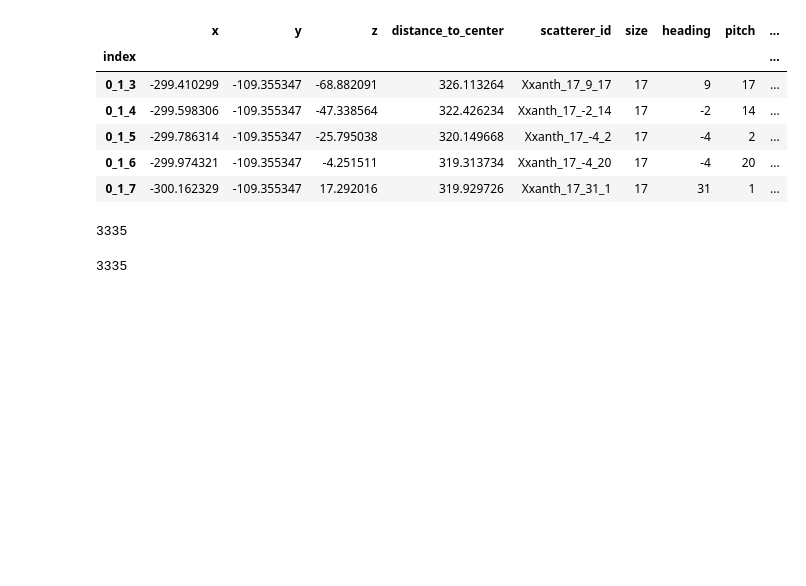
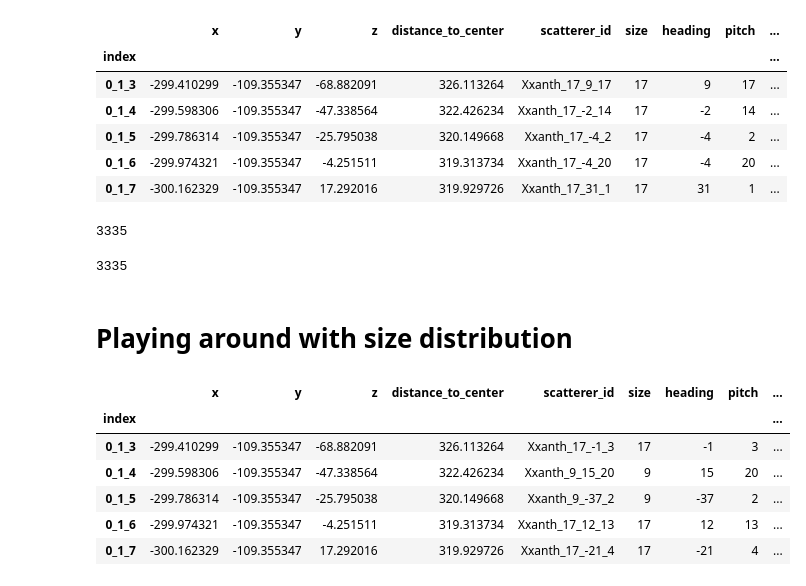
Before and after one commit to TommyMatthews/WIPL-python-analysis, a Jupyter notebook: Complex_Multi_Body/coordinate_generator.ipynb, the cells around one changed output. Saved outputs shown, nothing was run; the diff lists cells and outputs as text; code cells hidden in the pictures; blank space fills up the shorter version.

```diff
--- a/Complex_Multi_Body/coordinate_generator.ipynb
+++ b/Complex_Multi_Body/coordinate_generator.ipynb
@@ -272,3 +272,44 @@ df.index.nunique()
 len(df)
 # %% [output]
 3335
+# %% [markdown]
+# Playing around with size distribution
+# %%
+string_list = []
+size_list = []
+heading_list = []
+pitch_list = []
+
+name = 'Xxanth' # for Xestia xanthographa
+name_list = [name] * len(df)
+
+size_options = [9,17]
+size_probabilities = [0.7, 0.3]
+
+for _ in range(len(df)):
+
+    size = np.random.choice(size_options, p=size_probabilities)
+
+    heading = int(np.random.normal(mean_heading, heading_spread))
+
+    #heading = heading_sample if heading_sample>0 else 360 + heading_sample  # Ensure heading is positive
+    pitch = int(np.random.choice(pitch_probability_df['pitch'], p=pitch_probability_df['p(x)']))
+    string_list.append(f"{name}_{size}_{heading}_{pitch}")
+    size_list.append(size)
+    heading_list.append(heading)
+    pitch_list.append(pitch)
+
+df['scatterer_id'] = string_list
+df['size'] = size_list
+df['heading'] = heading_list
+df['pitch'] = pitch_list
+# %%
+df.head()
+# %% [output]
+|  | x | y | z | distance_to_center | scatterer_id | size | heading | pitch | ... |
+| index |  |  |  |  |  |  |  |  | ... |
+| 0_1_3 | -299.410299 | -109.355347 | -68.882091 | 326.113264 | Xxanth_17_-1_3 | 17 | -1 | 3 | ... |
+| 0_1_4 | -299.598306 | -109.355347 | -47.338564 | 322.426234 | Xxanth_9_15_20 | 9 | 15 | 20 | ... |
+| 0_1_5 | -299.786314 | -109.355347 | -25.795038 | 320.149668 | Xxanth_9_-37_2 | 9 | -37 | 2 | ... |
+| 0_1_6 | -299.974321 | -109.355347 | -4.251511 | 319.313734 | Xxanth_17_12_13 | 17 | 12 | 13 | ... |
+| 0_1_7 | -300.162329 | -109.355347 | 17.292016 | 319.929726 | Xxanth_17_-21_4 | 17 | -21 | 4 | ... |
```
Also changed, not shown: parts of 1 cell of this notebook, 24 other files.
